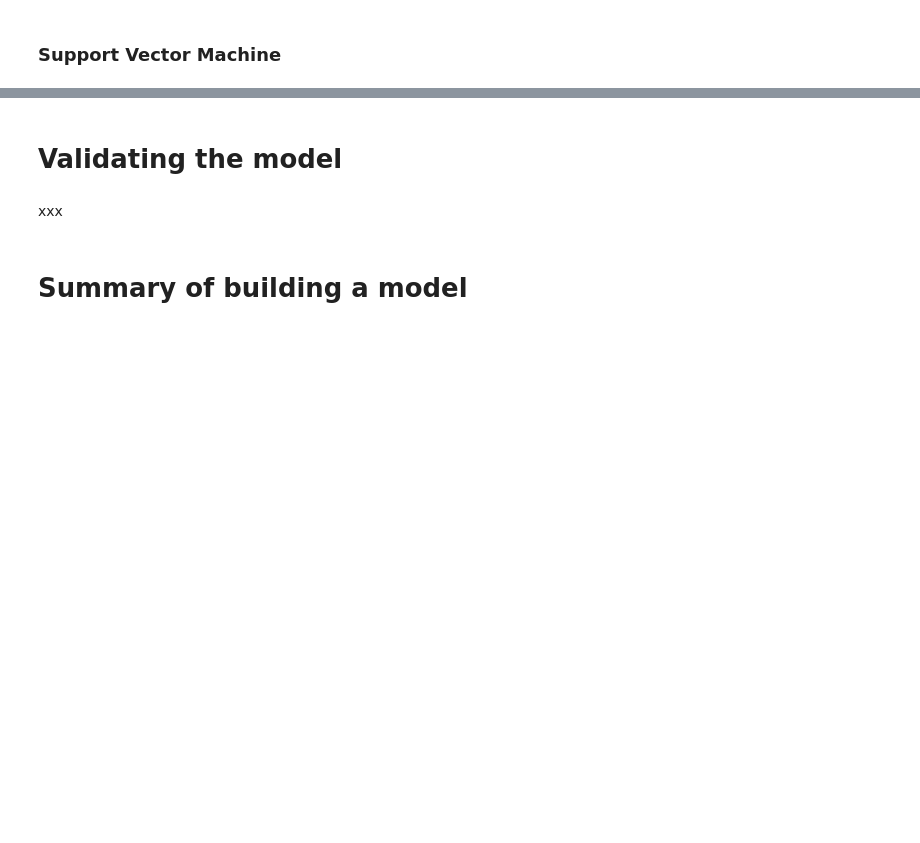
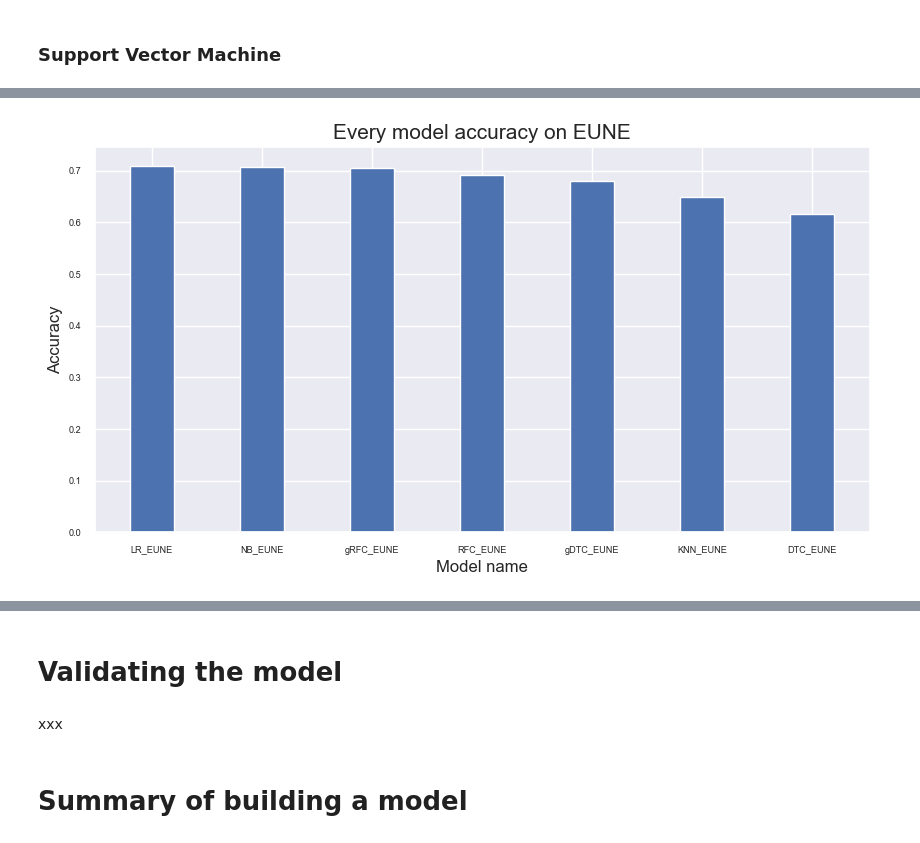
Before and after one commit to VeronikaKukk/DS_project, a Jupyter notebook: d4_notebook.ipynb, the cells around one changed output, grey strips where cells are left out. Cells and saved outputs as stored; diff of their text form; code cells hidden in the pictures; blank space fills up the shorter version.

Commit message:
added graphs, methods, and everything else you can think of

```diff
--- a/d4_notebook.ipynb
+++ b/d4_notebook.ipynb
@@ -724,0 +782,7 @@ The accuracy of NaiveBayes on the EUNE server is 0.7067.
+# %%
+# Accuracy
+Accuracy_NaiveBayes_EUW = accuracy_score(y_test_euw,y_predicted_NaiveBayes_EUW)
+Accuracy_NaiveBayes_EUNE = accuracy_score(y_test_eune,y_predicted_NaiveBayes_EUNE)
+
+Accuracies_EUW = addAccuracy("NB_EUW", Accuracy_NaiveBayes_EUW, Accuracies_EUW)
+Accuracies_EUNE = addAccuracy("NB_EUNE", Accuracy_NaiveBayes_EUNE, Accuracies_EUNE)
@@ -725,23 +803,2 @@ The accuracy of NaiveBayes on the EUNE server is 0.7067.
 # %% [markdown]
 ### Support Vector Machine
-# %%
-SVC_EUW = svm.SVC(kernel='linear')
-SVC_EUNE = svm.SVC(kernel='linear')
-
-# Training
-SVC_EUW.fit(X_train_euw, y_train_euw)
-SVC_EUNE.fit(X_train_eune, y_train_eune)
-
-# Predicting
-y_predicted_SVC_EUW = SVC_EUW.predict(X_test_euw)
-y_predicted_SVC_EUNE = SVC_EUW.predict(X_test_eune)
-
-# Accuracy
-Accuracy_SVC_EUW = accuracy_score(y_test_euw,y_predicted_SVC_EUW)
-Accuracy_SVC_EUNE = accuracy_score(y_test_eune,y_predicted_SVC_EUNE)
-
-Accuracies_EUW.append({'model': "SVC_EUW", 'accuracy': Accuracy_SVC_EUW }, ignore_index=True)
-Accuracies_EUNE.append({'model': "SVC_EUNE", 'accuracy': Accuracy_SVC_EUNE }, ignore_index=True)
-
-print("The accuracy of NaiveBayes on the EUW server is %.4f." %Accuracy_SVC_EUW)
-print("The accuracy of NaiveBayes on the EUNE server is %.4f." %Accuracy_SVC_EUNE)
@@ -747,0 +834,3 @@ print("The accuracy of NaiveBayes on the EUNE server is %.4f." %Accuracy_SVC_EUN
+# %%
+Accuracies_EUNE = Accuracies_EUNE.sort_values("accuracy", ascending=False)
+print(Accuracies_EUNE)
@@ -747,0 +858,14 @@ print("The accuracy of NaiveBayes on the EUNE server is %.4f." %Accuracy_SVC_EUN
+# %%
+fig = plt.figure(figsize=(10,5))
+
+models_EUNE = Accuracies_EUNE["model"]
+accuracies_EUNE = Accuracies_EUNE["accuracy"]
+
+plt.bar(models_EUNE, accuracies_EUNE, color='b', width=0.4)
+
+plt.xlabel("Model name", fontsize=12)
+plt.ylabel("Accuracy", fontsize=12)
+plt.title("Every model accuracy on EUNE", fontsize=15)
+plt.show()
+# %% [output]
+[figure, added]
```
Also changed, not shown: parts of 73 cells of this notebook.
